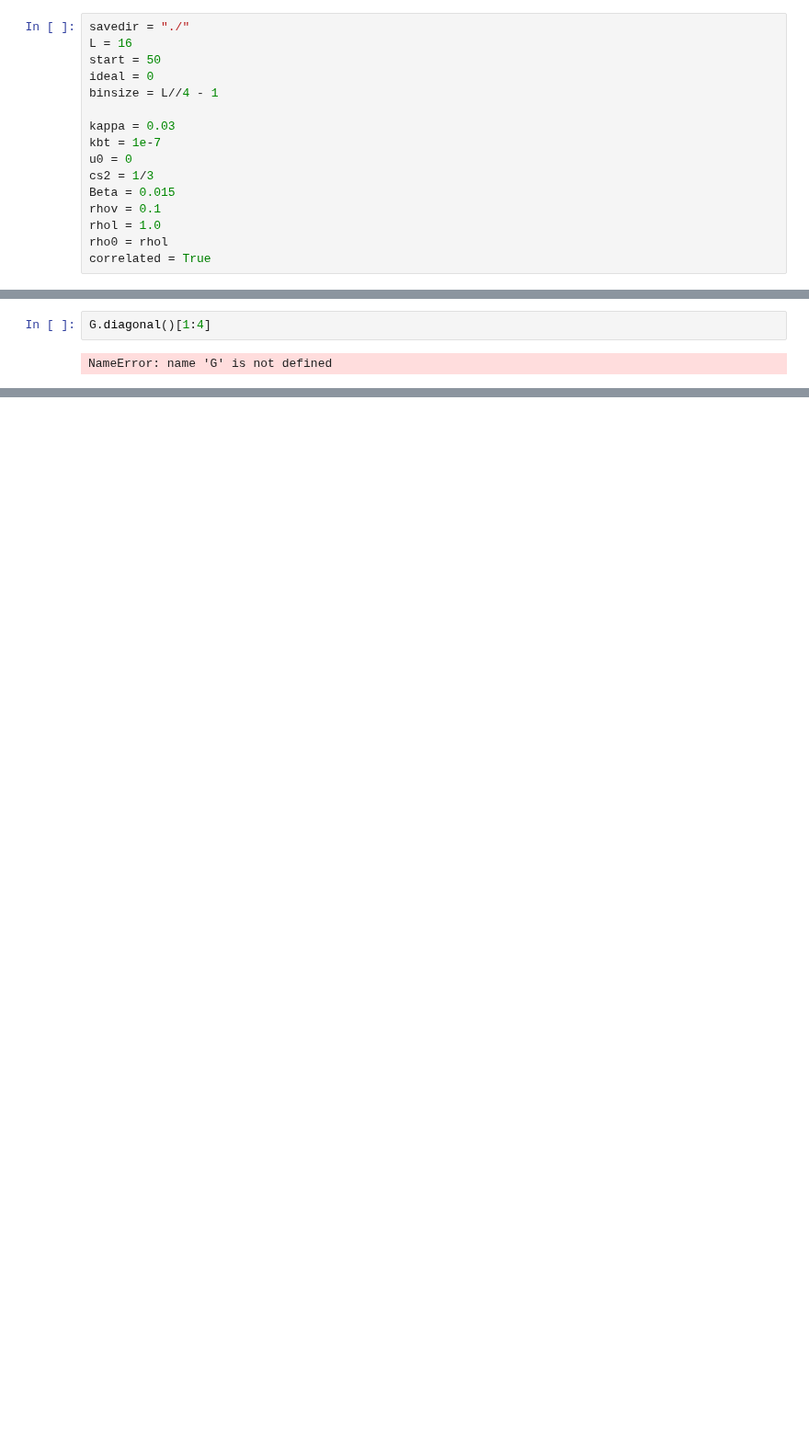
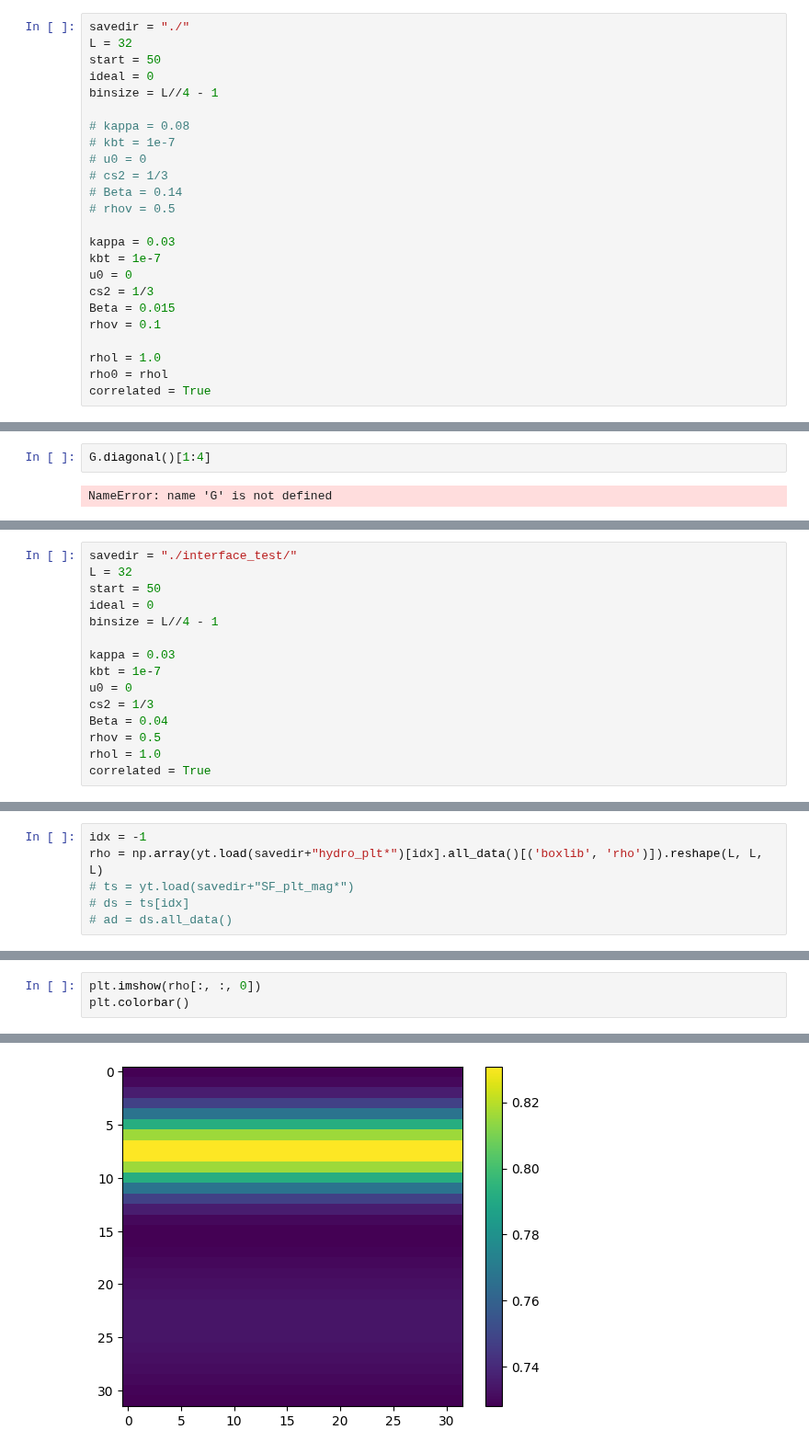
Before and after one commit to uschille/LBMeX, a Jupyter notebook: src_lbm/gross_validation/gross_validation.ipynb, the cells around one changed output, grey strips where cells are left out. Shown at 92% size. Cells and saved outputs as stored; diff of their text form; blank space fills up the shorter version.

```diff
--- a/src_lbm/gross_validation/gross_validation.ipynb
+++ b/src_lbm/gross_validation/gross_validation.ipynb
@@ -582,9 +564,16 @@ $\displaystyle \left[\begin{array}{ccccccccccccccccccc}0 & 0 & 0 & 0 & 0 & 0 & 0
 # %%
 savedir = "./"
-L = 16
+L = 32
 start = 50
 ideal = 0
 binsize = L//4 - 1
+
+# kappa = 0.08
+# kbt = 1e-7
+# u0 = 0
+# cs2 = 1/3
+# Beta = 0.14
+# rhov = 0.5
 
 kappa = 0.03
 kbt = 1e-7
@@ -592,6 +581,7 @@ u0 = 0
 cs2 = 1/3
 Beta = 0.015
 rhov = 0.1
+
 rhol = 1.0
 rho0 = rhol
 correlated = True
@@ -1123,0 +1134,15 @@ ax.legend()
+# %%
+savedir = "./interface_test/"
+L = 32
+start = 50
+ideal = 0
+binsize = L//4 - 1
+
+kappa = 0.03
+kbt = 1e-7
+u0 = 0
+cs2 = 1/3
+Beta = 0.04
+rhov = 0.5
+rhol = 1.0
+correlated = True
@@ -1123,0 +1152,6 @@ ax.legend()
+# %%
+idx = -1
+rho = np.array(yt.load(savedir+"hydro_plt*")[idx].all_data()[('boxlib', 'rho')]).reshape(L, L, L)
+# ts = yt.load(savedir+"SF_plt_mag*")
+# ds = ts[idx]
+# ad = ds.all_data()
@@ -1123,0 +1163,4 @@ ax.legend()
+# %%
+plt.imshow(rho[:, :, 0])
+plt.colorbar()
+# %% [output]
@@ -1123,0 +1168 @@ ax.legend()
+[figure, added]
```
Also changed, not shown: parts of 21 cells of this notebook, 3 other files.
